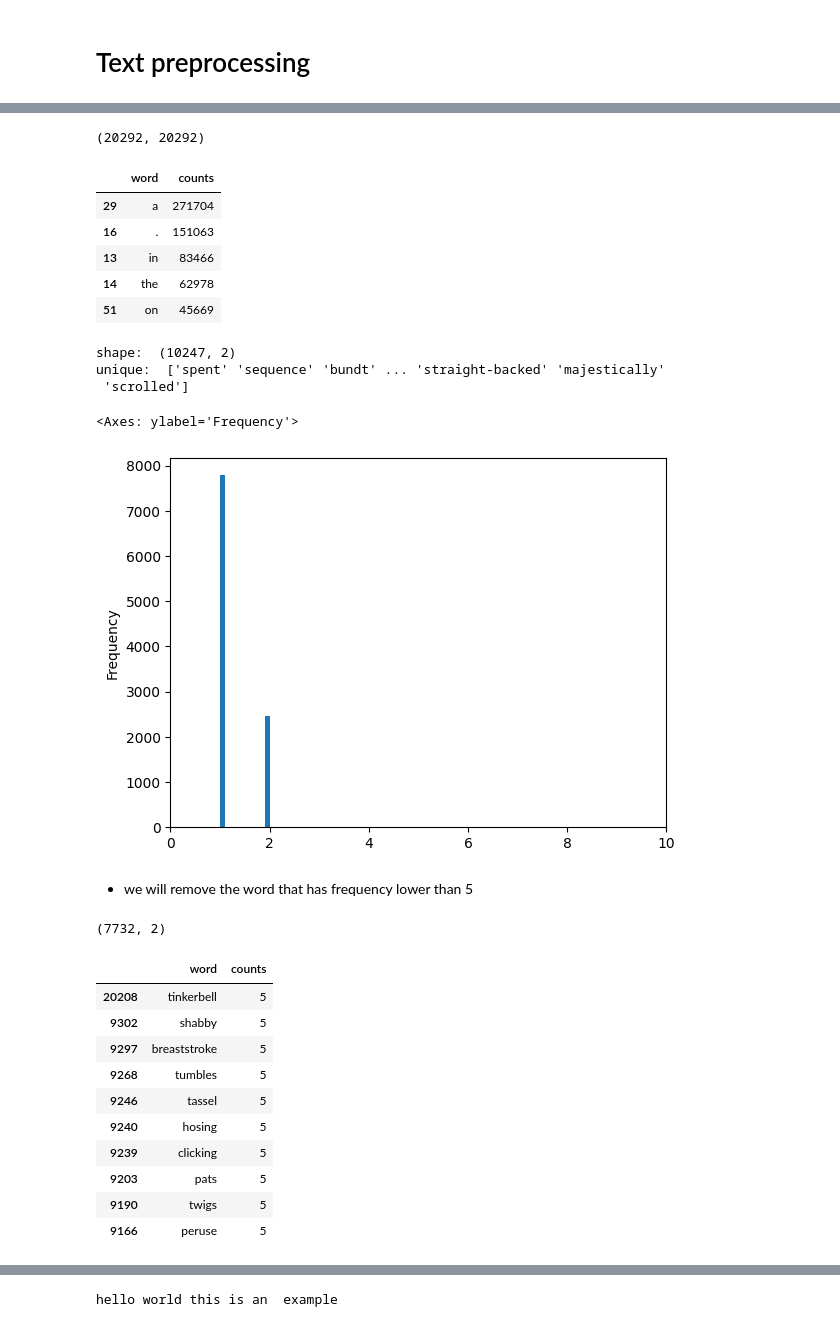
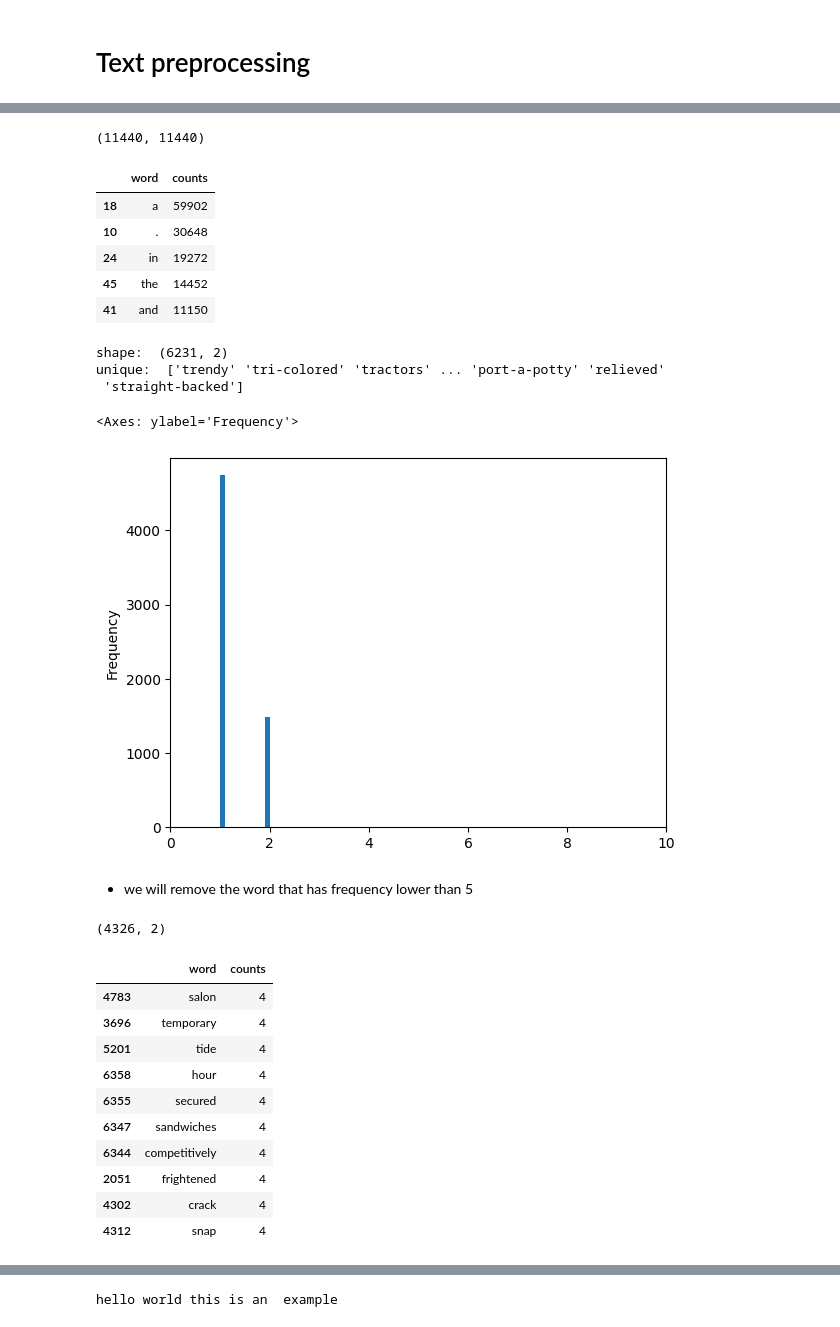
Before and after one commit to tikendraw/caption-generator, a Jupyter notebook: captiongenerator_notebook.ipynb, the cells around one changed output, grey strips where cells are left out. Drawn from its saved outputs; the diff is of its cells as text; code cells hidden in the pictures.

```diff
--- a/captiongenerator_notebook.ipynb
+++ b/captiongenerator_notebook.ipynb
@@ -215,3 +228,9 @@ shape:  (158915, 3)
+# %%
+df.drop(19999, inplace = True)
+df['comment_number'] = pd.to_numeric(df['comment_number'])
+# %%
+# we are just taking one caption per image for training purpose
+df = df[df.comment_number==1]
 # %%
 # Check for null values
 df.isnull().sum()
@@ -314,7 +344,7 @@ unique_words = set(words)
 # %%
 len(word_count.keys()), len(word_count.values())
 # %% [output]
-(20292, 20292)
+(11440, 11440)
 # %%
 # fff = [key for key in ff.keys() if ff[key]< 3]
 countdf = pd.DataFrame([word_count.keys(), word_count.values()]).T
@@ -323,43 +353,43 @@ countdf.columns = ['word', 'counts']
 countdf.sort_values('counts', ascending = False).head()
 # %% [output]
 |  | word | counts |
-| 29 | a | 271704 |
-| 16 | . | 151063 |
-| 13 | in | 83466 |
-| 14 | the | 62978 |
-| 51 | on | 45669 |
+| 18 | a | 59902 |
+| 10 | . | 30648 |
+| 24 | in | 19272 |
+| 45 | the | 14452 |
+| 41 | and | 11150 |
 # %%
 _low = countdf[countdf['counts']<3]
 print('shape: ',_low.shape)
 print('unique: ',_low.word.unique())
 # %% [output]
-shape:  (10247, 2)
-unique:  ['spent' 'sequence' 'bundt' ... 'straight-backed' 'majestically'
- 'scrolled']
+shape:  (6231, 2)
+unique:  ['trendy' 'tri-colored' 'tractors' ... 'port-a-potty' 'relieved'
+ 'straight-backed']
 # %%
 _low.counts.plot(kind = 'hist', xlim = [0,10])
 # %% [output]
 <Axes: ylabel='Frequency'>
-[figure, old version]
+[figure, new version]
 # %% [markdown]
 * we will remove the word that has frequency lower than 5
 # %%
-_high = countdf[countdf['counts']>4]
+_high = countdf[countdf['counts']>3]
 print(_high.shape)
 _high.sort_values('counts', ascending = True).head(10)
 # %% [output]
-(7732, 2)
+(4326, 2)
 |  | word | counts |
-| 20208 | tinkerbell | 5 |
-| 9302 | shabby | 5 |
-| 9297 | breaststroke | 5 |
-| 9268 | tumbles | 5 |
-| 9246 | tassel | 5 |
-| 9240 | hosing | 5 |
-| 9239 | clicking | 5 |
-| 9203 | pats | 5 |
-| 9190 | twigs | 5 |
-| 9166 | peruse | 5 |
+| 4783 | salon | 4 |
+| 3696 | temporary | 4 |
+| 5201 | tide | 4 |
+| 6358 | hour | 4 |
+| 6355 | secured | 4 |
+| 6347 | sandwiches | 4 |
+| 6344 | competitively | 4 |
+| 2051 | frightened | 4 |
+| 4302 | crack | 4 |
+| 4312 | snap | 4 |
 # %%
 words_to_keep = _high.word.values
 words_to_keep = set(words_to_keep )
```
Also changed, not shown: parts of 48 cells of this notebook.
